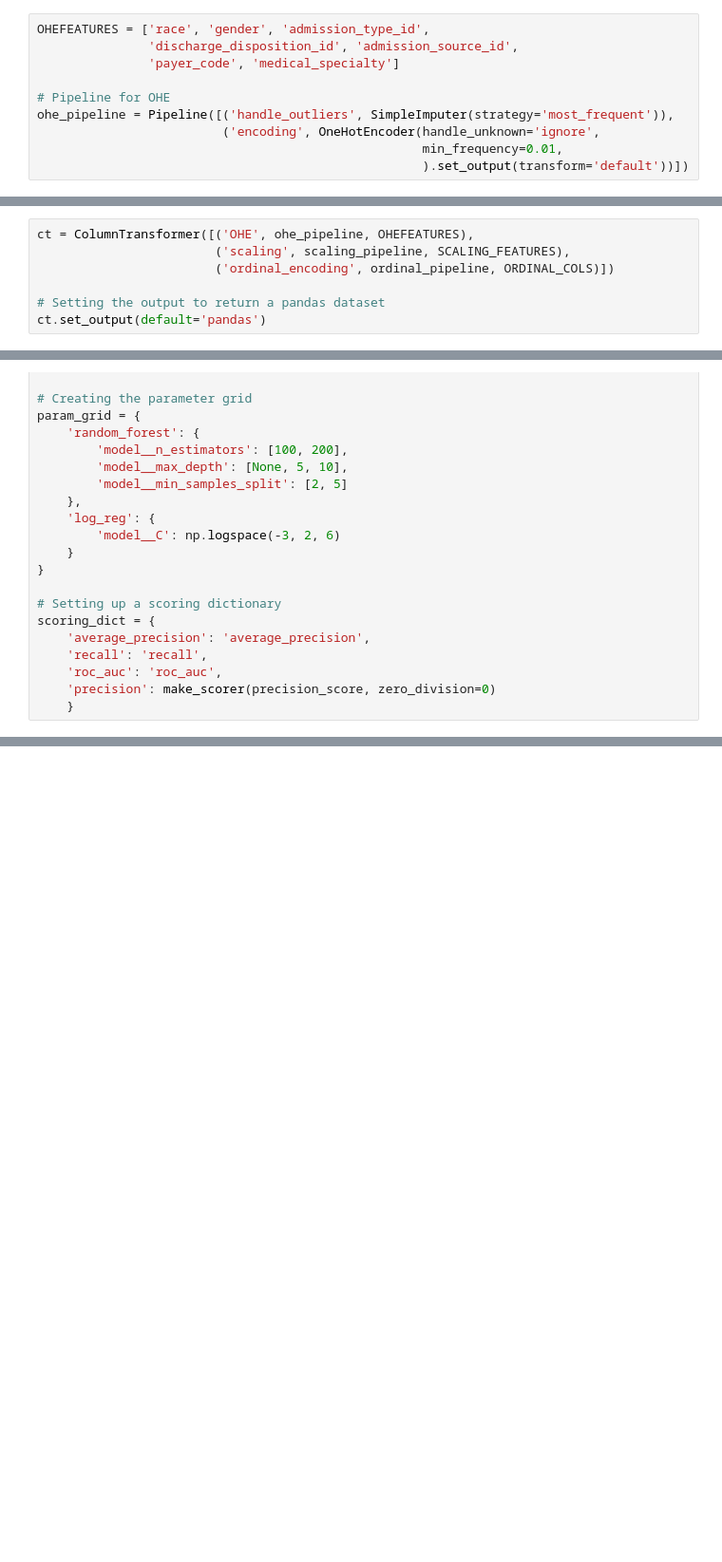
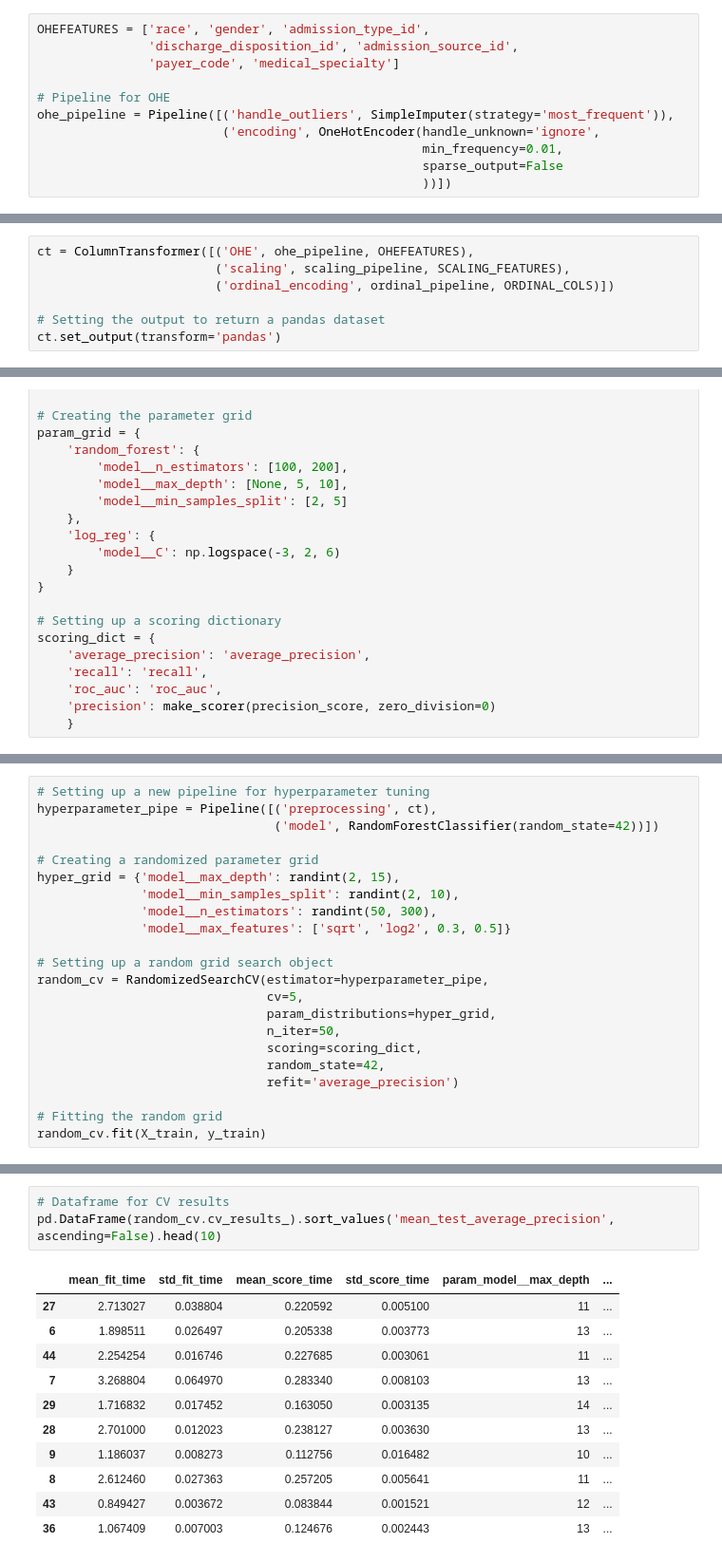
Before and after one commit to SJBales/Diabetes, a Jupyter notebook: notebooks/workshop.ipynb, the cells around one changed output, grey strips where cells are left out. Shown at 95% size. Saved outputs shown, nothing was run; the diff lists cells and outputs as text; blank space fills up the shorter version.

Commit message:
Added random grid search for hyperparameter tuning

```diff
--- a/notebooks/workshop.ipynb
+++ b/notebooks/workshop.ipynb
@@ -139,7 +141,8 @@ OHEFEATURES = ['race', 'gender', 'admission_type_id',
 ohe_pipeline = Pipeline([('handle_outliers', SimpleImputer(strategy='most_frequent')),
                          ('encoding', OneHotEncoder(handle_unknown='ignore',
                                                     min_frequency=0.01,
-                                                    ).set_output(transform='default'))])
+                                                    sparse_output=False
+                                                    ))])
 # %% [markdown]
 #### Columns for Scaling
 # %%
@@ -167,4 +170,4 @@ ct = ColumnTransformer([('OHE', ohe_pipeline, OHEFEATURES),
                         ('ordinal_encoding', ordinal_pipeline, ORDINAL_COLS)])
 
 # Setting the output to return a pandas dataset
-ct.set_output(default='pandas')
+ct.set_output(transform='pandas')
@@ -267,0 +266,22 @@ results_df[cols].sort_values('mean_test_average_precision', ascending=False)
+# %%
+# Setting up a new pipeline for hyperparameter tuning
+hyperparameter_pipe = Pipeline([('preprocessing', ct),
+                                ('model', RandomForestClassifier(random_state=42))])
+
+# Creating a randomized parameter grid
+hyper_grid = {'model__max_depth': randint(2, 15),
+              'model__min_samples_split': randint(2, 10),
+              'model__n_estimators': randint(50, 300),
+              'model__max_features': ['sqrt', 'log2', 0.3, 0.5]}
+
+# Setting up a random grid search object
+random_cv = RandomizedSearchCV(estimator=hyperparameter_pipe,
+                               cv=5,
+                               param_distributions=hyper_grid,
+                               n_iter=50,
+                               scoring=scoring_dict,
+                               random_state=42,
+                               refit='average_precision')
+
+# Fitting the random grid
+random_cv.fit(X_train, y_train)
@@ -267,0 +309,15 @@ results_df[cols].sort_values('mean_test_average_precision', ascending=False)
+# %%
+# Dataframe for CV results
+pd.DataFrame(random_cv.cv_results_).sort_values('mean_test_average_precision', ascending=False).head(10)
+# %% [output]
+|  | mean_fit_time | std_fit_time | mean_score_time | std_score_time | param_model__max_depth | ... |
+| 27 | 2.713027 | 0.038804 | 0.220592 | 0.005100 | 11 | ... |
+| 6 | 1.898511 | 0.026497 | 0.205338 | 0.003773 | 13 | ... |
+| 44 | 2.254254 | 0.016746 | 0.227685 | 0.003061 | 11 | ... |
+| 7 | 3.268804 | 0.064970 | 0.283340 | 0.008103 | 13 | ... |
+| 29 | 1.716832 | 0.017452 | 0.163050 | 0.003135 | 14 | ... |
+| 28 | 2.701000 | 0.012023 | 0.238127 | 0.003630 | 13 | ... |
+| 9 | 1.186037 | 0.008273 | 0.112756 | 0.016482 | 10 | ... |
+| 8 | 2.612460 | 0.027363 | 0.257205 | 0.005641 | 11 | ... |
+| 43 | 0.849427 | 0.003672 | 0.083844 | 0.001521 | 12 | ... |
+| 36 | 1.067409 | 0.007003 | 0.124676 | 0.002443 | 13 | ... |
```
Also changed, not shown: parts of 10 cells of this notebook.
